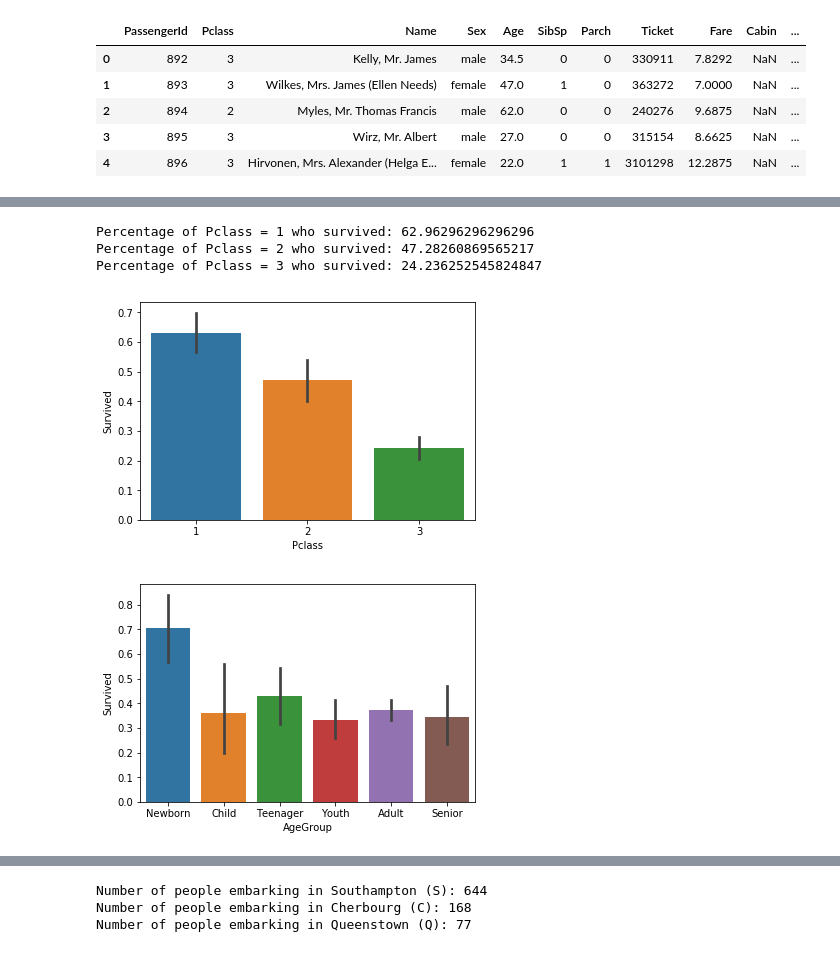
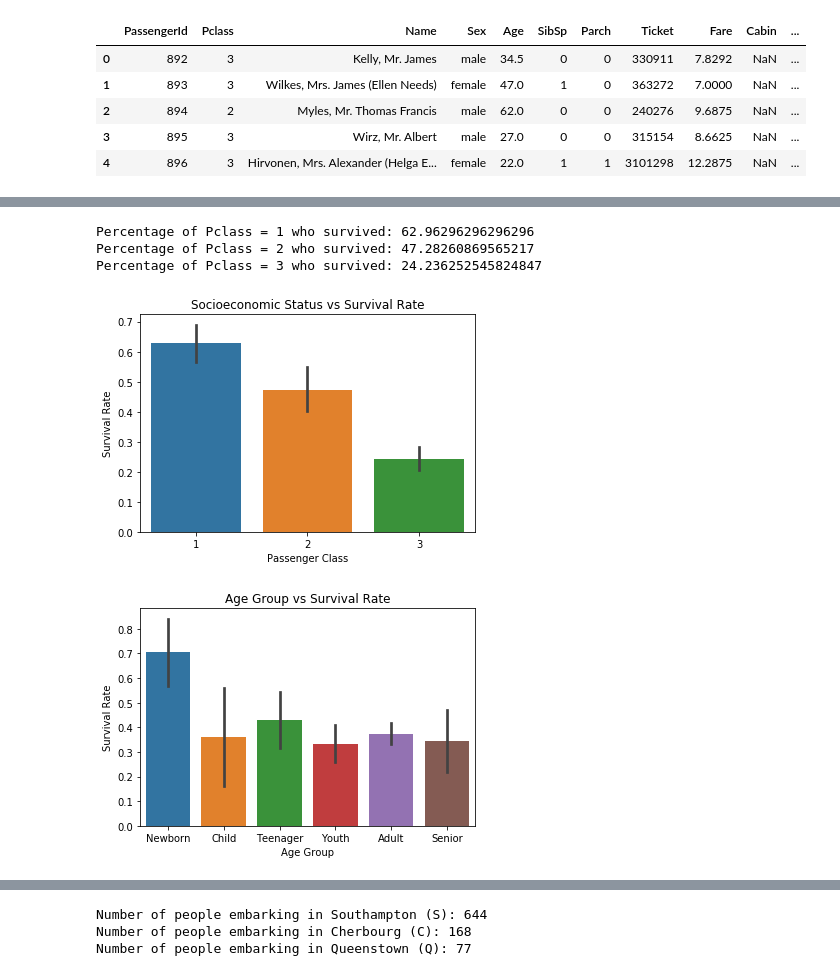
Before and after one commit to shreayan98c/Titanic-EDA, a Jupyter notebook: Titanic.ipynb, the cells around one changed output, grey strips where cells are left out. Drawn from its saved outputs; the diff is of its cells as text; code cells hidden in the pictures.

```diff
--- a/Titanic.ipynb
+++ b/Titanic.ipynb
@@ -79,18 +82,21 @@ Percentage of males who survived: 18.890814558058924
 # %%
 # Plotting a bargraph for survival rate by socioeconomic class
 
+plt.title('Socioeconomic Status vs Survival Rate')
 sns.barplot(x = "Pclass", y = "Survived", data = train_data)
+plt.xlabel('Passenger Class')
+plt.ylabel('Survival Rate')
 
 # Finding percentages of survival rate by Pclass
 
 print("Percentage of Pclass = 1 who survived:", train_data["Survived"][train_data["Pclass"] == 1].value_counts(normalize = True)[1]*100)
 print("Percentage of Pclass = 2 who survived:", train_data["Survived"][train_data["Pclass"] == 2].value_counts(normalize = True)[1]*100)
 print("Percentage of Pclass = 3 who survived:", train_data["Survived"][train_data["Pclass"] == 3].value_counts(normalize = True)[1]*100)
 # %% [output]
 Percentage of Pclass = 1 who survived: 62.96296296296296
 Percentage of Pclass = 2 who survived: 47.28260869565217
 Percentage of Pclass = 3 who survived: 24.236252545824847
-[figure, old version]
+[figure, new version]
 # %%
 # Taking Care of Missing Ages in the ages column
 
@@ -101,10 +107,13 @@ bins = [0, 5, 12, 18, 25, 50, 80]
 labels = ["Newborn", "Child", "Teenager", "Youth", "Adult", "Senior"]
 train_data["AgeGroup"] = pd.cut(train_data["Age"], bins, labels = labels)
 test_data["AgeGroup"] = pd.cut(test_data["Age"], bins, labels = labels)
+plt.title('Age Group vs Survival Rate')
 sns.barplot(x = "AgeGroup", y = "Survived", data = train_data)
+plt.xlabel('Age Group')
+plt.ylabel('Survival Rate')
 plt.show()
 # %% [output]
-[figure, old version]
+[figure, new version]
 # %%
 # Plotting a bargraph for survival rate by number of siblings/spouses
 
```
Also changed, not shown: parts of 10 cells of this notebook.
